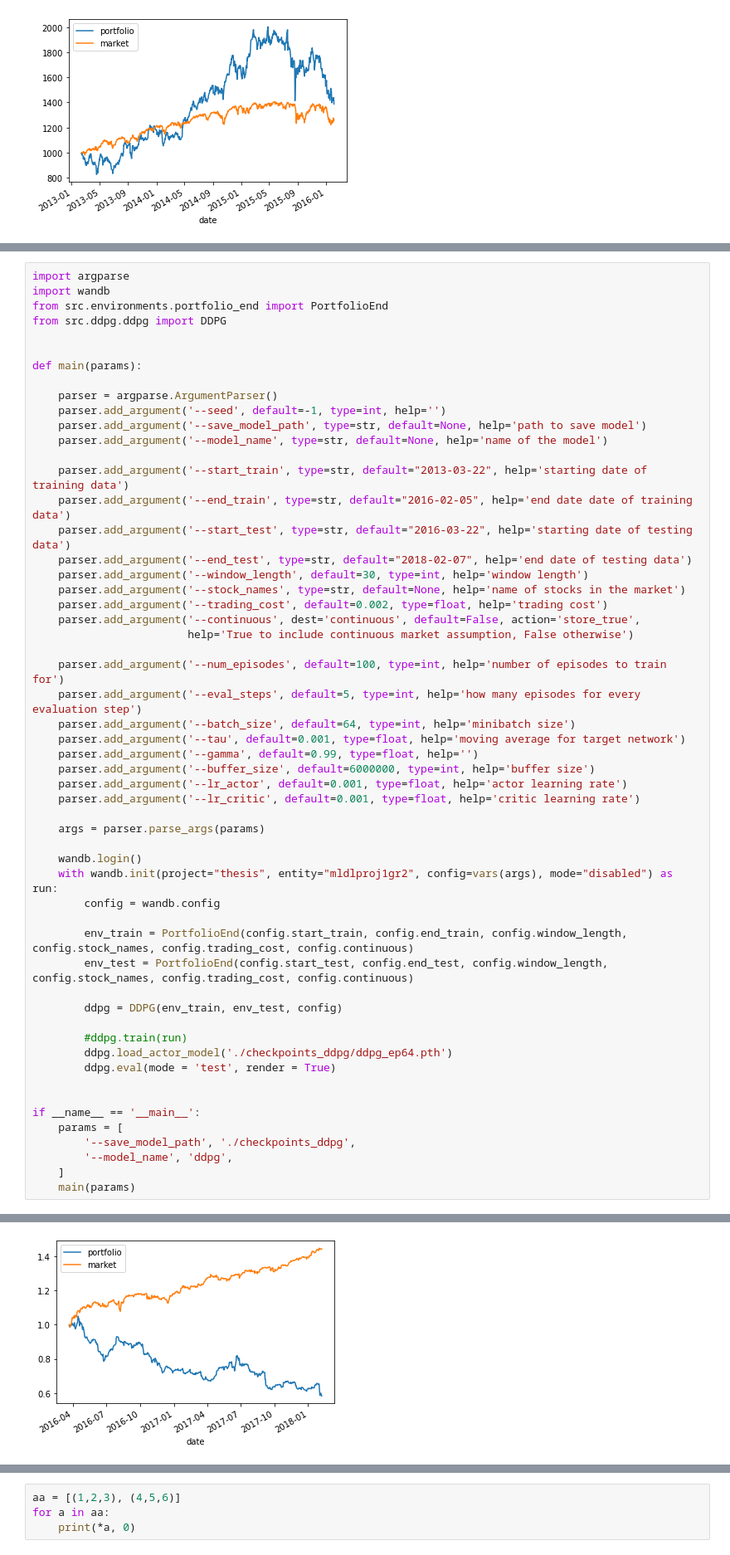
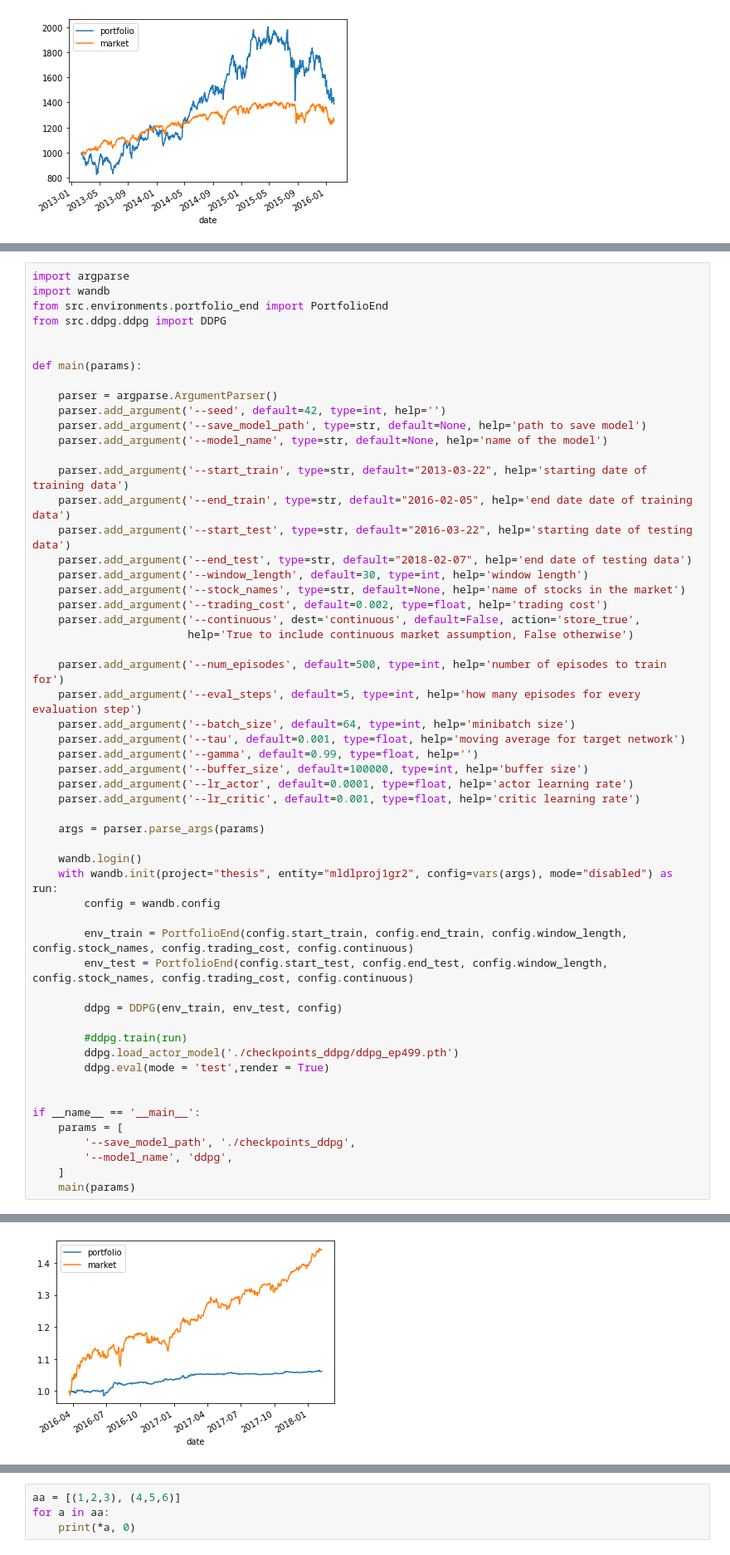
Before and after one commit to ChenYiYuIvan/rl_portfolio_management, a Jupyter notebook: testing.ipynb, the cells around one changed output, grey strips where cells are left out. Shown at 83% size. Saved outputs shown, nothing was run; the diff lists cells and outputs as text.

```diff
--- a/testing.ipynb
+++ b/testing.ipynb
@@ -81,7 +82,7 @@ from src.ddpg.ddpg import DDPG
 def main(params):
 
     parser = argparse.ArgumentParser()
-    parser.add_argument('--seed', default=-1, type=int, help='')
+    parser.add_argument('--seed', default=42, type=int, help='')
     parser.add_argument('--save_model_path', type=str, default=None, help='path to save model')
     parser.add_argument('--model_name', type=str, default=None, help='name of the model')
 
@@ -95,13 +96,13 @@ def main(params):
     parser.add_argument('--continuous', dest='continuous', default=False, action='store_true',
                         help='True to include continuous market assumption, False otherwise')
 
-    parser.add_argument('--num_episodes', default=100, type=int, help='number of episodes to train for')
+    parser.add_argument('--num_episodes', default=500, type=int, help='number of episodes to train for')
     parser.add_argument('--eval_steps', default=5, type=int, help='how many episodes for every evaluation step')
     parser.add_argument('--batch_size', default=64, type=int, help='minibatch size')
     parser.add_argument('--tau', default=0.001, type=float, help='moving average for target network')
     parser.add_argument('--gamma', default=0.99, type=float, help='')
-    parser.add_argument('--buffer_size', default=6000000, type=int, help='buffer size')
-    parser.add_argument('--lr_actor', default=0.001, type=float, help='actor learning rate')
+    parser.add_argument('--buffer_size', default=100000, type=int, help='buffer size')
+    parser.add_argument('--lr_actor', default=0.0001, type=float, help='actor learning rate')
     parser.add_argument('--lr_critic', default=0.001, type=float, help='critic learning rate')
 
     args = parser.parse_args(params)
@@ -116,8 +117,8 @@ def main(params):
         ddpg = DDPG(env_train, env_test, config)
 
         #ddpg.train(run)
-        ddpg.load_actor_model('./checkpoints_ddpg/ddpg_ep64.pth')
-        ddpg.eval(mode = 'test', render = True)
+        ddpg.load_actor_model('./checkpoints_ddpg/ddpg_ep499.pth')
+        ddpg.eval(mode = 'test',render = True)
 
 
 if __name__ == '__main__':
@@ -133,4 +136,4 @@ Begin eval!
-[figure, old version]
+[figure, new version]
 # %%
 from src.environments.portfolio_end import PortfolioEnd
 import numpy as np
```
Also changed, not shown: parts of 4 cells of this notebook, 6 other files.
